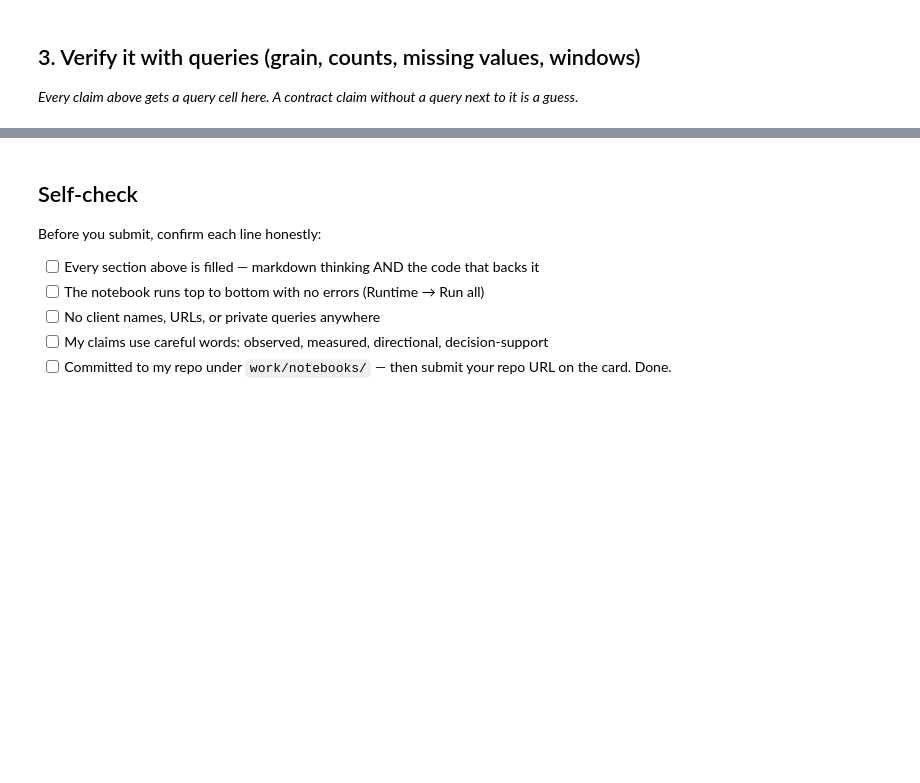
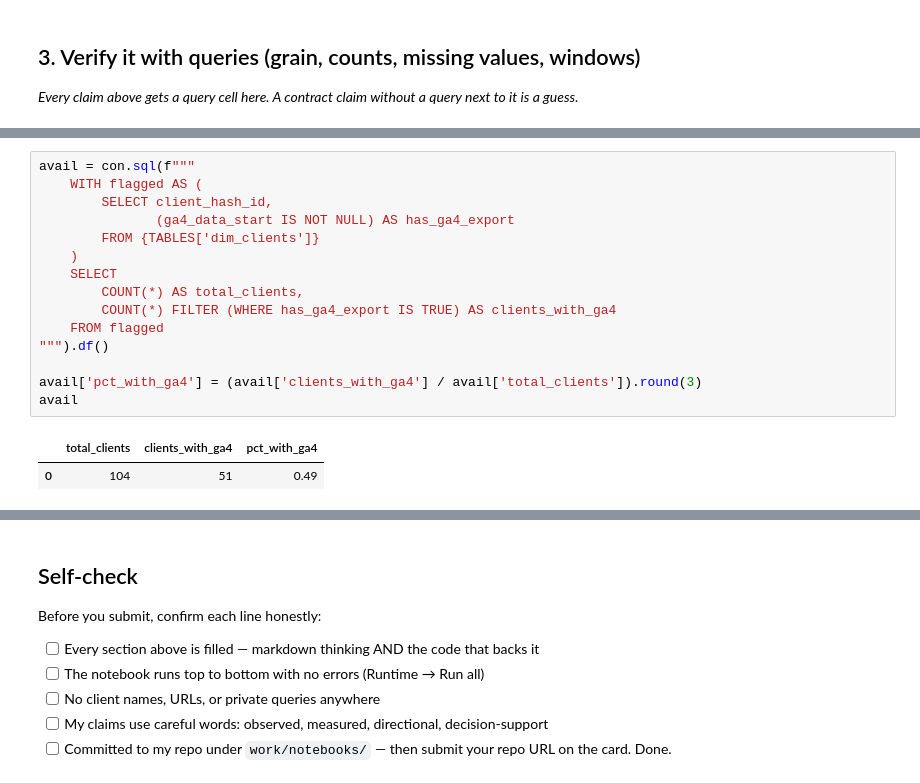
Before and after one commit to Ali-Haider987/alihaider-flyrank-ml, a Jupyter notebook: work/notebooks/w03_data_contract.ipynb, the cells around one changed output, grey strips where cells are left out. Saved outputs shown, nothing was run; the diff lists cells and outputs as text; blank space fills up the shorter version.

```diff
--- a/work/notebooks/w03_data_contract.ipynb
+++ b/work/notebooks/w03_data_contract.ipynb
@@ -100,0 +225,18 @@ print('fact_query_90d columns:', columns_of(TABLES['fact_query_90d']))
+# %%
+avail = con.sql(f"""
+    WITH flagged AS (
+        SELECT client_hash_id,
+               (ga4_data_start IS NOT NULL) AS has_ga4_export
+        FROM {TABLES['dim_clients']}
+    )
+    SELECT
+        COUNT(*) AS total_clients,
+        COUNT(*) FILTER (WHERE has_ga4_export IS TRUE) AS clients_with_ga4
+    FROM flagged
+""").df()
+
+avail['pct_with_ga4'] = (avail['clients_with_ga4'] / avail['total_clients']).round(3)
+avail
+# %% [output]
+|  | total_clients | clients_with_ga4 | pct_with_ga4 |
+| 0 | 104 | 51 | 0.49 |
```
Also changed, not shown: parts of 16 cells of this notebook.
